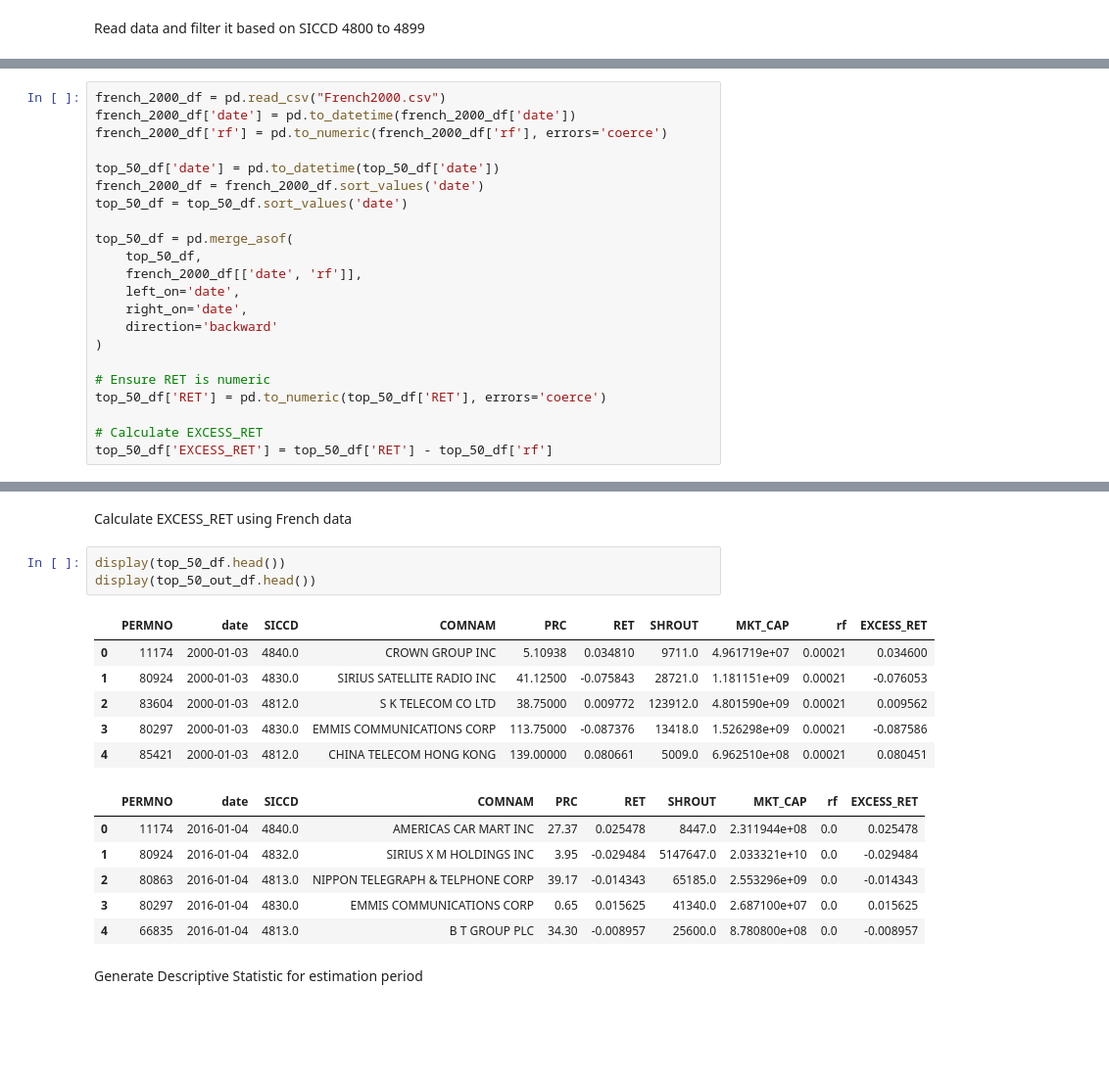
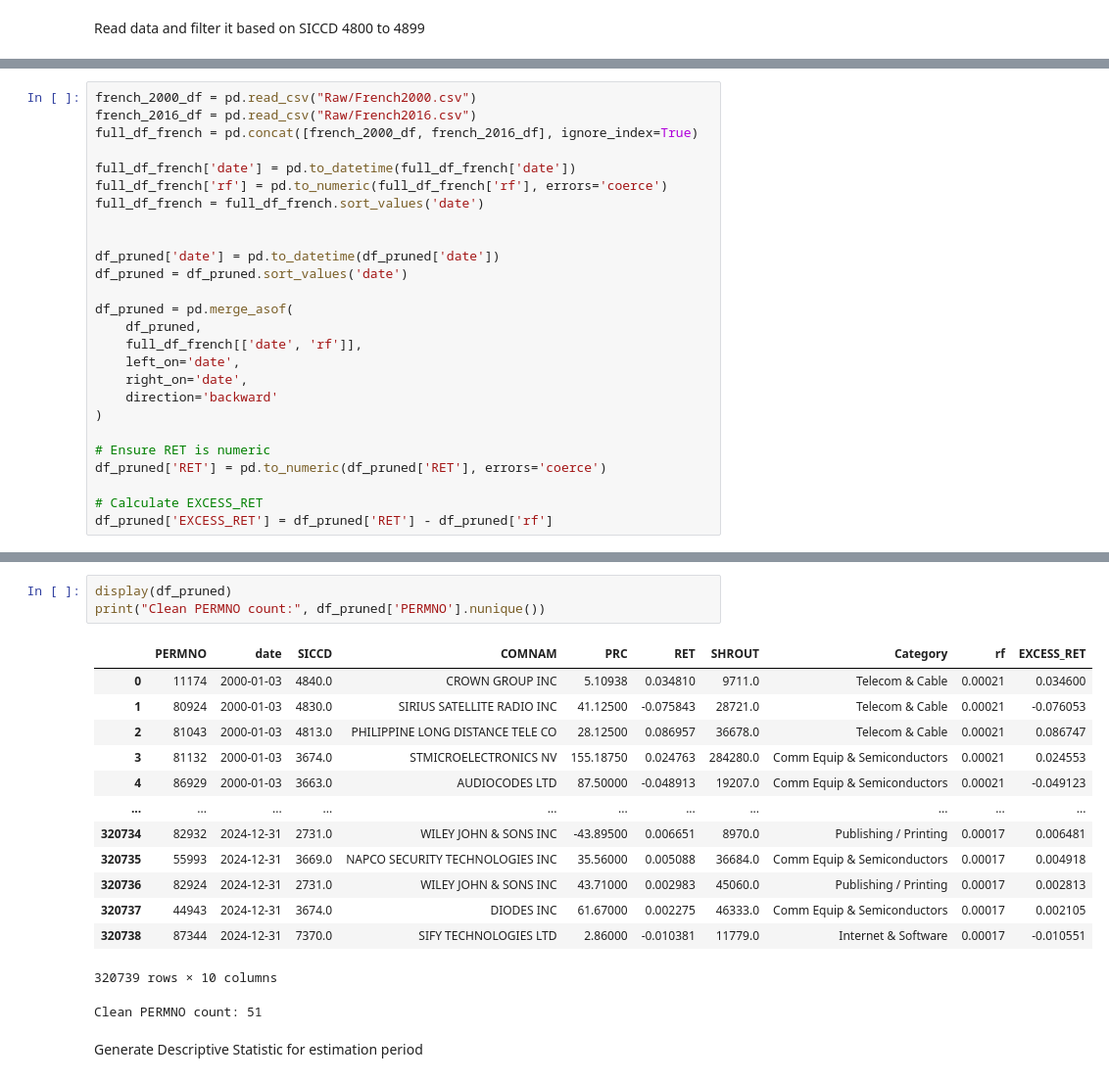
Before and after one commit to fazlur97/StockForecasting_TSFM, a Jupyter notebook: Preprocess.ipynb, the cells around one changed output, grey strips where cells are left out. Shown at 98% size. Cells and saved outputs as stored; diff of their text form; blank space fills up the shorter version.

```diff
--- a/Preprocess.ipynb
+++ b/Preprocess.ipynb
@@ -146,22 +391,26 @@ top_50_out_df = outofsample_df[outofsample_df['PERMNO'].isin(top_50_permnos)].co
 # %%
-french_2000_df = pd.read_csv("French2000.csv")
-french_2000_df['date'] = pd.to_datetime(french_2000_df['date'])
-french_2000_df['rf'] = pd.to_numeric(french_2000_df['rf'], errors='coerce')
+french_2000_df = pd.read_csv("Raw/French2000.csv")
+french_2016_df = pd.read_csv("Raw/French2016.csv")
+full_df_french = pd.concat([french_2000_df, french_2016_df], ignore_index=True)
 
-top_50_df['date'] = pd.to_datetime(top_50_df['date'])
-french_2000_df = french_2000_df.sort_values('date')
-top_50_df = top_50_df.sort_values('date')
+full_df_french['date'] = pd.to_datetime(full_df_french['date'])
+full_df_french['rf'] = pd.to_numeric(full_df_french['rf'], errors='coerce')
+full_df_french = full_df_french.sort_values('date')
 
-top_50_df = pd.merge_asof(
-    top_50_df,
-    french_2000_df[['date', 'rf']],
+
+df_pruned['date'] = pd.to_datetime(df_pruned['date'])
+df_pruned = df_pruned.sort_values('date')
+
+df_pruned = pd.merge_asof(
+    df_pruned,
+    full_df_french[['date', 'rf']],
     left_on='date',
     right_on='date',
     direction='backward'
 )
 
 # Ensure RET is numeric
-top_50_df['RET'] = pd.to_numeric(top_50_df['RET'], errors='coerce')
+df_pruned['RET'] = pd.to_numeric(df_pruned['RET'], errors='coerce')
 
 # Calculate EXCESS_RET
-top_50_df['EXCESS_RET'] = top_50_df['RET'] - top_50_df['rf']
+df_pruned['EXCESS_RET'] = df_pruned['RET'] - df_pruned['rf']
@@ -209,20 +417,20 @@ display(top_50_out_df)
-# %% [markdown]
-Calculate EXCESS_RET using French data
-# %%
-display(top_50_df.head())
-display(top_50_out_df.head())
-# %% [output]
-|  | PERMNO | date | SICCD | COMNAM | PRC | RET | SHROUT | MKT_CAP | rf | EXCESS_RET |
-| 0 | 11174 | 2000-01-03 | 4840.0 | CROWN GROUP INC | 5.10938 | 0.034810 | 9711.0 | 4.961719e+07 | 0.00021 | 0.034600 |
-| 1 | 80924 | 2000-01-03 | 4830.0 | SIRIUS SATELLITE RADIO INC | 41.12500 | -0.075843 | 28721.0 | 1.181151e+09 | 0.00021 | -0.076053 |
-| 2 | 83604 | 2000-01-03 | 4812.0 | S K TELECOM CO LTD | 38.75000 | 0.009772 | 123912.0 | 4.801590e+09 | 0.00021 | 0.009562 |
-| 3 | 80297 | 2000-01-03 | 4830.0 | EMMIS COMMUNICATIONS CORP | 113.75000 | -0.087376 | 13418.0 | 1.526298e+09 | 0.00021 | -0.087586 |
-| 4 | 85421 | 2000-01-03 | 4812.0 | CHINA TELECOM HONG KONG | 139.00000 | 0.080661 | 5009.0 | 6.962510e+08 | 0.00021 | 0.080451 |
-|  | PERMNO | date | SICCD | COMNAM | PRC | RET | SHROUT | MKT_CAP | rf | EXCESS_RET |
-| 0 | 11174 | 2016-01-04 | 4840.0 | AMERICAS CAR MART INC | 27.37 | 0.025478 | 8447.0 | 2.311944e+08 | 0.0 | 0.025478 |
-| 1 | 80924 | 2016-01-04 | 4832.0 | SIRIUS X M HOLDINGS INC | 3.95 | -0.029484 | 5147647.0 | 2.033321e+10 | 0.0 | -0.029484 |
-| 2 | 80863 | 2016-01-04 | 4813.0 | NIPPON TELEGRAPH & TELPHONE CORP | 39.17 | -0.014343 | 65185.0 | 2.553296e+09 | 0.0 | -0.014343 |
-| 3 | 80297 | 2016-01-04 | 4830.0 | EMMIS COMMUNICATIONS CORP | 0.65 | 0.015625 | 41340.0 | 2.687100e+07 | 0.0 | 0.015625 |
-| 4 | 66835 | 2016-01-04 | 4813.0 | B T GROUP PLC | 34.30 | -0.008957 | 25600.0 | 8.780800e+08 | 0.0 | -0.008957 |
+# %%
+display(df_pruned)
+print("Clean PERMNO count:", df_pruned['PERMNO'].nunique())
+# %% [output]
+|  | PERMNO | date | SICCD | COMNAM | PRC | RET | SHROUT | Category | rf | EXCESS_RET |
+| 0 | 11174 | 2000-01-03 | 4840.0 | CROWN GROUP INC | 5.10938 | 0.034810 | 9711.0 | Telecom & Cable | 0.00021 | 0.034600 |
+| 1 | 80924 | 2000-01-03 | 4830.0 | SIRIUS SATELLITE RADIO INC | 41.12500 | -0.075843 | 28721.0 | Telecom & Cable | 0.00021 | -0.076053 |
+| 2 | 81043 | 2000-01-03 | 4813.0 | PHILIPPINE LONG DISTANCE TELE CO | 28.12500 | 0.086957 | 36678.0 | Telecom & Cable | 0.00021 | 0.086747 |
+| 3 | 81132 | 2000-01-03 | 3674.0 | STMICROELECTRONICS NV | 155.18750 | 0.024763 | 284280.0 | Comm Equip & Semiconductors | 0.00021 | 0.024553 |
+| 4 | 86929 | 2000-01-03 | 3663.0 | AUDIOCODES LTD | 87.50000 | -0.048913 | 19207.0 | Comm Equip & Semiconductors | 0.00021 | -0.049123 |
+| ... | ... | ... | ... | ... | ... | ... | ... | ... | ... | ... |
+| 320734 | 82932 | 2024-12-31 | 2731.0 | WILEY JOHN & SONS INC | -43.89500 | 0.006651 | 8970.0 | Publishing / Printing | 0.00017 | 0.006481 |
+| 320735 | 55993 | 2024-12-31 | 3669.0 | NAPCO SECURITY TECHNOLOGIES INC | 35.56000 | 0.005088 | 36684.0 | Comm Equip & Semiconductors | 0.00017 | 0.004918 |
+| 320736 | 82924 | 2024-12-31 | 2731.0 | WILEY JOHN & SONS INC | 43.71000 | 0.002983 | 45060.0 | Publishing / Printing | 0.00017 | 0.002813 |
+| 320737 | 44943 | 2024-12-31 | 3674.0 | DIODES INC | 61.67000 | 0.002275 | 46333.0 | Comm Equip & Semiconductors | 0.00017 | 0.002105 |
+| 320738 | 87344 | 2024-12-31 | 7370.0 | SIFY TECHNOLOGIES LTD | 2.86000 | -0.010381 | 11779.0 | Internet & Software | 0.00017 | -0.010551 |
+320739 rows × 10 columns
+Clean PERMNO count: 51
 # %% [markdown]
 Generate Descriptive Statistic for estimation period
```
Also changed, not shown: parts of 61 cells of this notebook, 55 other files.
